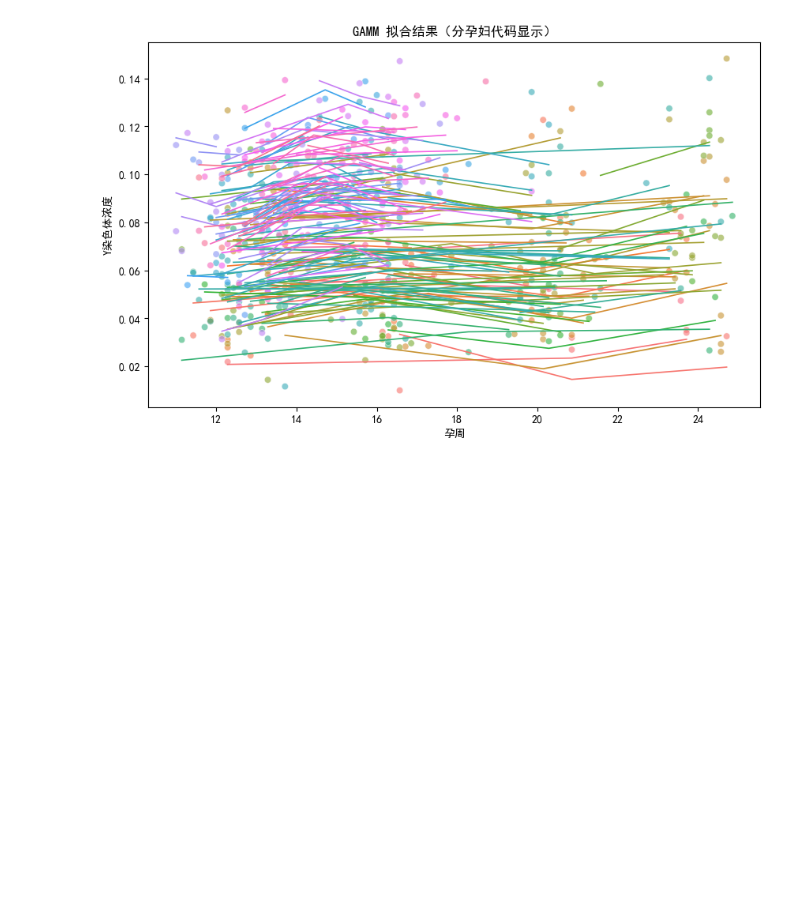
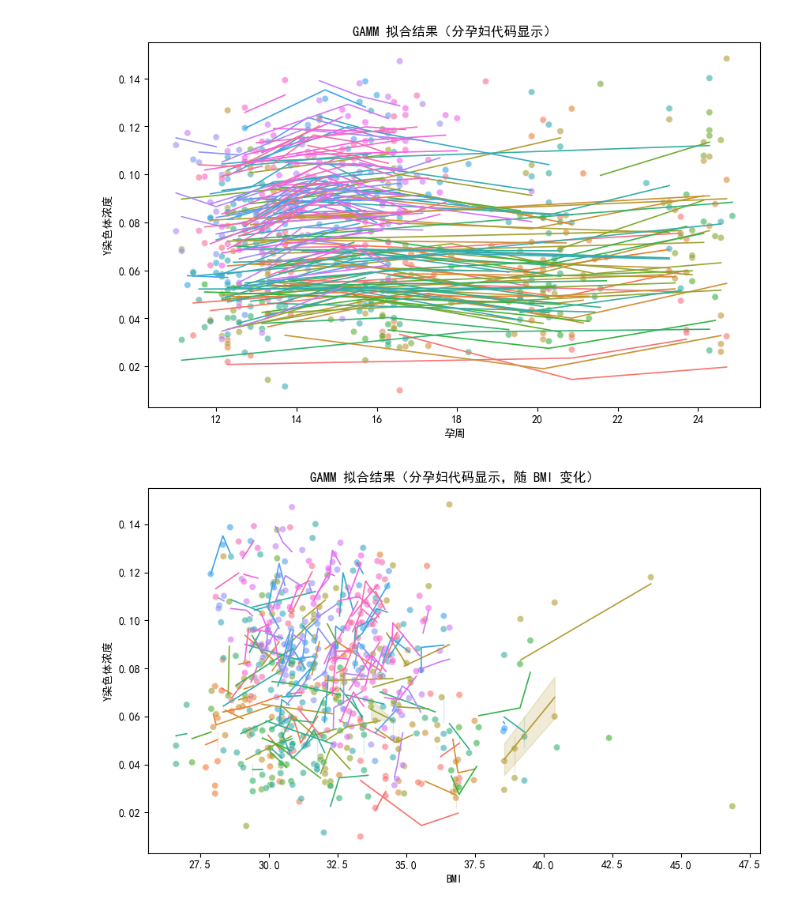
Before and after one commit to Ivesxia/MCM, a Jupyter notebook: data_manage/question1/mixture.ipynb, the cells around one changed output. Drawn from its saved outputs; the diff is of its cells as text; code cells hidden in the pictures; blank space fills up the shorter version.

```diff
--- a/data_manage/question1/mixture.ipynb
+++ b/data_manage/question1/mixture.ipynb
@@ -324,8 +287,7 @@ df["residual"] = df["Y染色体浓度"] - df["gam_fit"]
 mixed = smf.mixedlm(
     "residual ~ 孕妇BMI + 小数孕周",
     df,
-    groups=df["孕妇代码"],
-    re_formula="1"   # 如果你想加入随机斜率，可以写 "X1 + X2"
+    groups=df["孕妇代码"]
 )
 
 mixed_result = mixed.fit()
@@ -403,3 +365,21 @@ plt.show()
 # %% [output]
 [figure]
 [figure]
+# %%
+import matplotlib.pyplot as plt
+import seaborn as sns
+# 设置图形大小
+plt.figure(figsize=(10, 6))
+# 绘制实际值的散点图
+sns.scatterplot(x=df["孕妇BMI"], y=df["Y染色体浓度"],
+                hue=df["孕妇代码"], alpha=0.6, legend=False)
+# 绘制 GAMM 模拟的预测曲线
+sns.lineplot(x=df["孕妇BMI"], y=df["final_pred"],
+             hue=df["孕妇代码"], lw=1.2, legend=False)
+# 添加标签和标题
+plt.xlabel("BMI")
+plt.ylabel("Y染色体浓度")
+plt.title("GAMM 拟合结果（分孕妇代码显示，随 BMI 变化）")
+plt.show()
+# %% [output]
+[figure, added]
```
Also changed, not shown: parts of 3 cells of this notebook.
